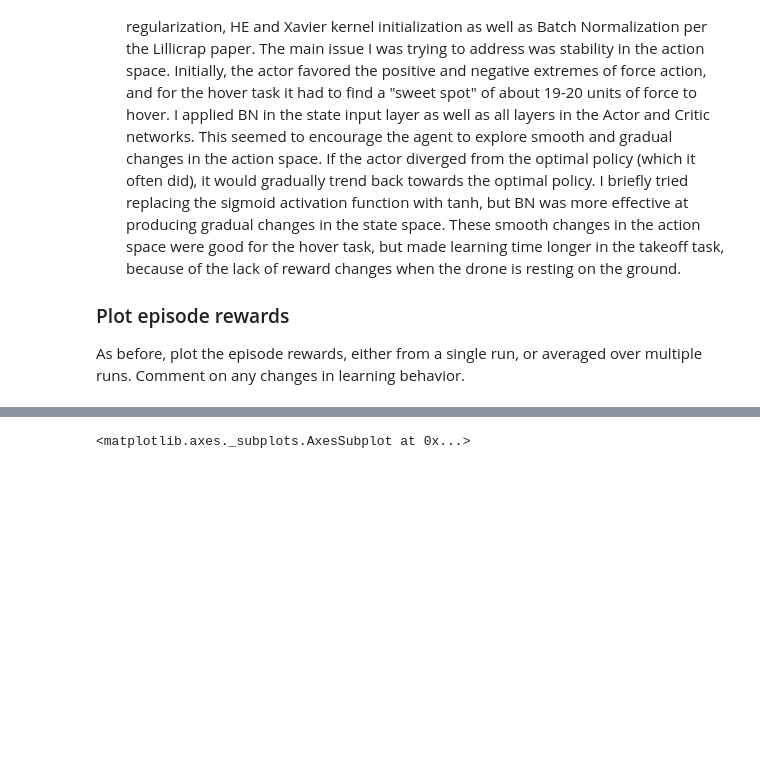
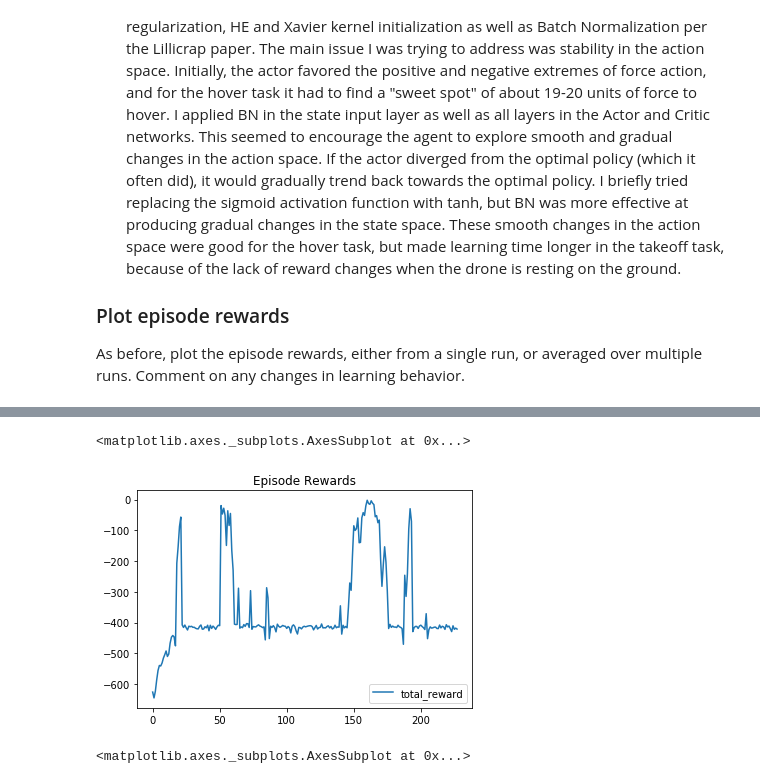
Before and after one commit to jbell303/quad_controller_rl, a Jupyter notebook: notebooks/RL-Quadcopter.ipynb, the cells around one changed output, grey strips where cells are left out. Saved outputs shown, nothing was run; the diff lists cells and outputs as text; code cells hidden in the pictures; blank space fills up the shorter version.

```diff
--- a/notebooks/RL-Quadcopter.ipynb
+++ b/notebooks/RL-Quadcopter.ipynb
@@ -211,3 +234,15 @@ As before, plot the episode rewards, either from a single run, or averaged over
+# %%
+# TODO: Read and plot episode rewards
+import matplotlib.pyplot as plt
+% matplotlib inline
+import pandas as pd
+# TODO: Read and plot episode rewards
+filename = "../out/hover/hover_stats2.csv"
+df_stats = pd.read_csv(filename)
+df_stats[['total_reward']].plot(title="Episode Rewards")
+# %% [output]
+<matplotlib.axes._subplots.AxesSubplot at 0x...>
+[figure, added]
 # %%
 # TODO: Read and plot episode rewards
 import matplotlib.pyplot as plt
```
Also changed, not shown: parts of 8 cells of this notebook, 7 other files.
